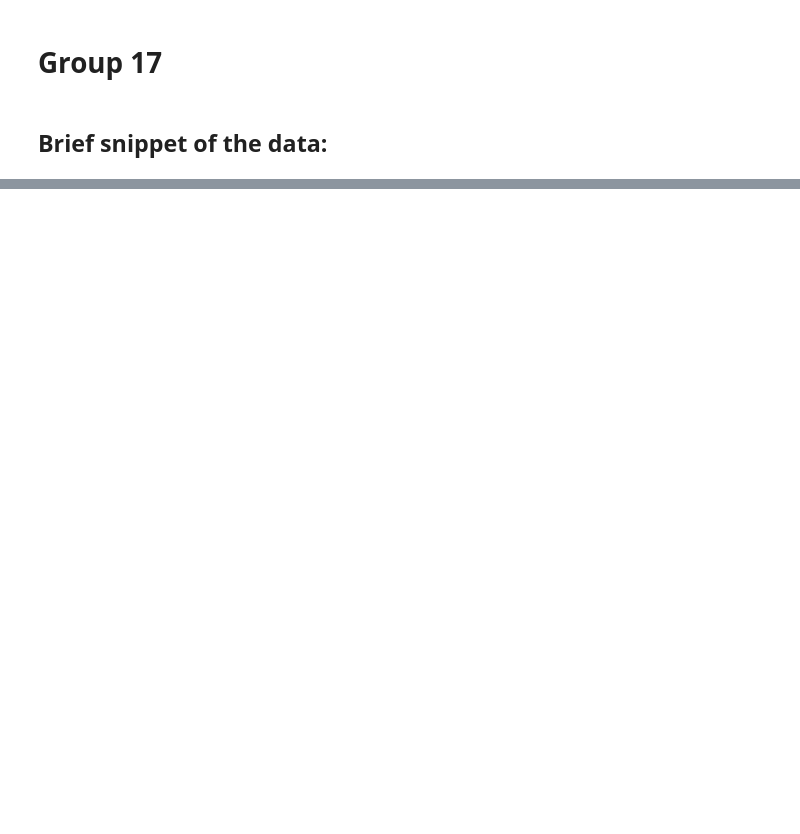
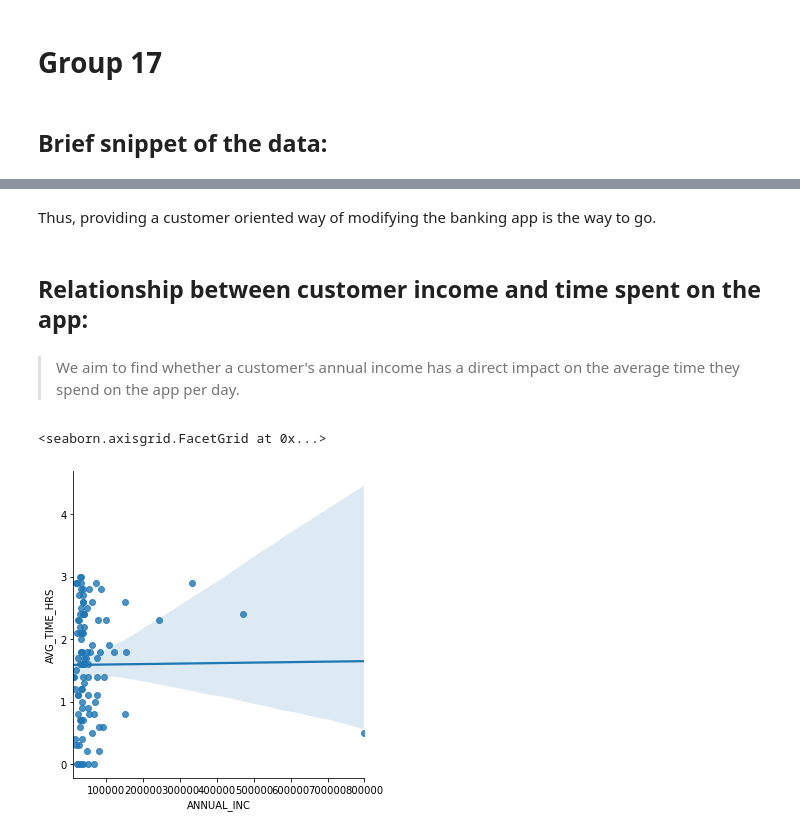
Before and after one commit to swarnim-madan/PACE-Project, a Jupyter notebook: Group 17/PACE.ipynb, the cells around one changed output, grey strips where cells are left out. Drawn from its saved outputs; the diff is of its cells as text; code cells hidden in the pictures; blank space fills up the shorter version.

```diff
--- a/Group 17/PACE.ipynb
+++ b/Group 17/PACE.ipynb
@@ -54,0 +62,11 @@ plt.title("Distribution of Speed for Pokemon")
+# %% [markdown]
+Thus, providing a customer oriented way of modifying the banking app is the way to go.
+# %% [markdown]
+##  Relationship between customer income and time spent on the app:
+# %% [markdown]
+ > We aim to find whether a customer's annual income has a direct impact on the average time they spend on the app per day.
+# %%
+sns.lmplot(x='ANNUAL_INC', y='AVG_TIME_HRS', data=df)
+# %% [output]
+<seaborn.axisgrid.FacetGrid at 0x...>
+[figure, added]
```
Also changed, not shown: parts of 15 cells of this notebook.
